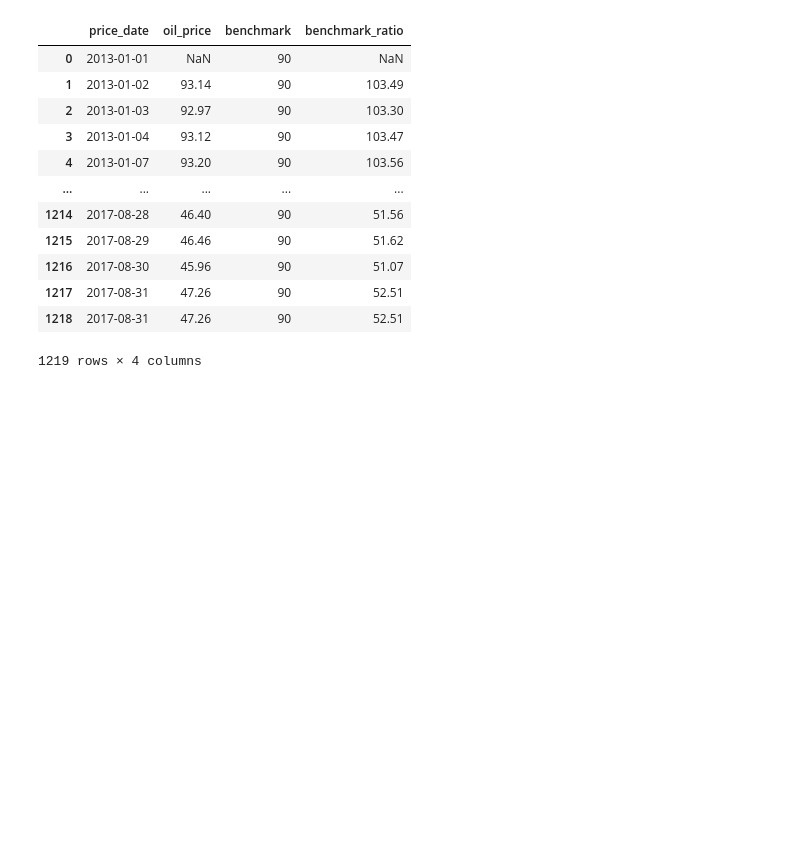
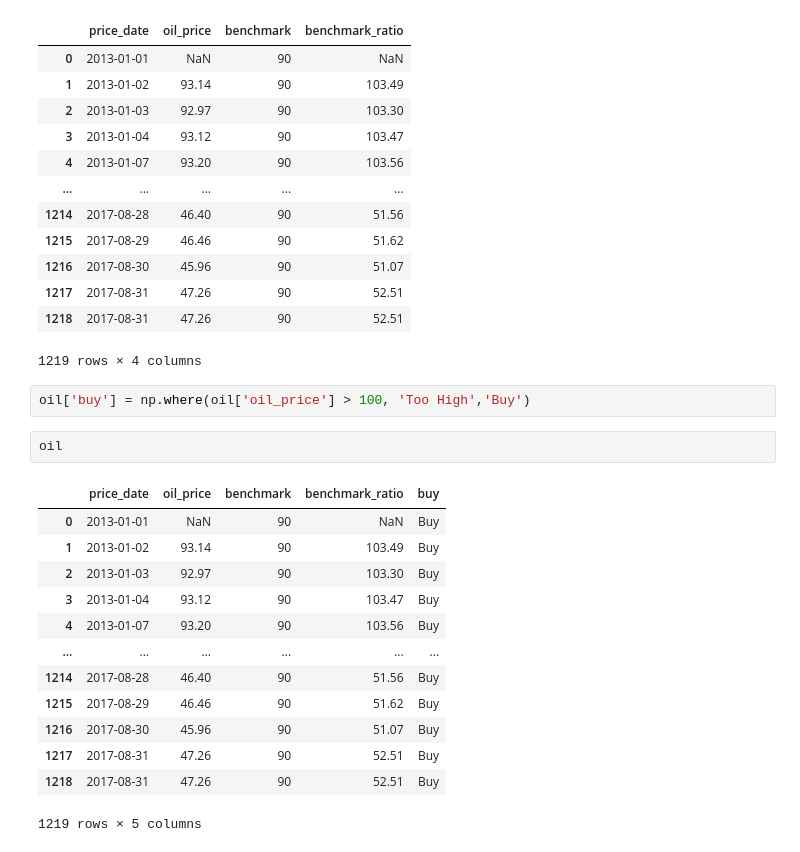
Before and after one commit to maciejsss/data-analysis-pandas, a Jupyter notebook: dataframes.ipynb, the cells around one changed output. Cells and saved outputs as stored; diff of their text form; blank space fills up the shorter version.

```diff
--- a/dataframes.ipynb
+++ b/dataframes.ipynb
@@ -1064,3 +1064,21 @@ oil
 | 1217 | 2017-08-31 | 47.26 | 90 | 52.51 |
 | 1218 | 2017-08-31 | 47.26 | 90 | 52.51 |
 1219 rows × 4 columns
+# %%
+oil['buy'] = np.where(oil['oil_price'] > 100, 'Too High','Buy')
+# %%
+oil
+# %% [output]
+|  | price_date | oil_price | benchmark | benchmark_ratio | buy |
+| 0 | 2013-01-01 | NaN | 90 | NaN | Buy |
+| 1 | 2013-01-02 | 93.14 | 90 | 103.49 | Buy |
+| 2 | 2013-01-03 | 92.97 | 90 | 103.30 | Buy |
+| 3 | 2013-01-04 | 93.12 | 90 | 103.47 | Buy |
+| 4 | 2013-01-07 | 93.20 | 90 | 103.56 | Buy |
+| ... | ... | ... | ... | ... | ... |
+| 1214 | 2017-08-28 | 46.40 | 90 | 51.56 | Buy |
+| 1215 | 2017-08-29 | 46.46 | 90 | 51.62 | Buy |
+| 1216 | 2017-08-30 | 45.96 | 90 | 51.07 | Buy |
+| 1217 | 2017-08-31 | 47.26 | 90 | 52.51 | Buy |
+| 1218 | 2017-08-31 | 47.26 | 90 | 52.51 | Buy |
+1219 rows × 5 columns
```
Also changed, not shown: parts of 8 cells of this notebook, 1 other file.
